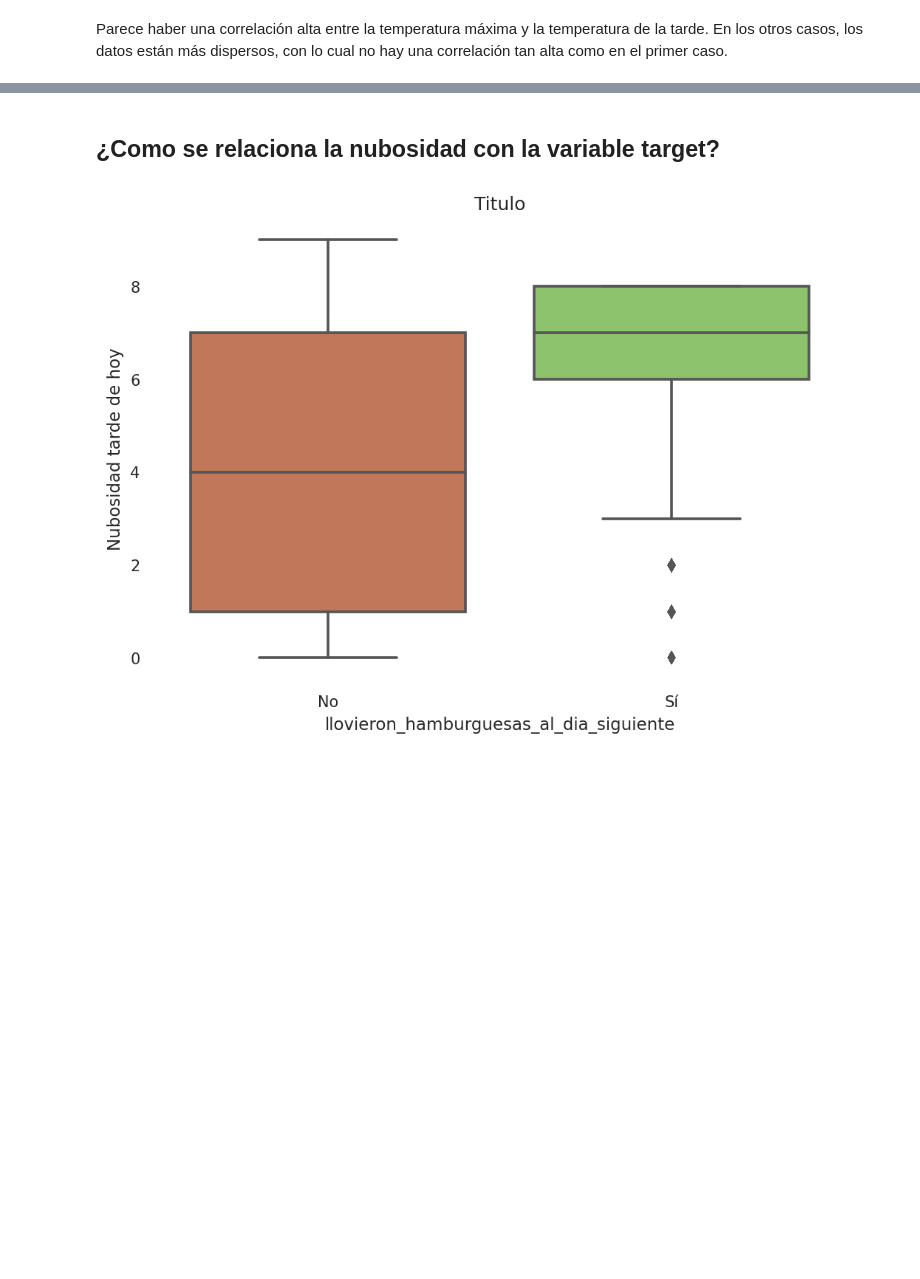
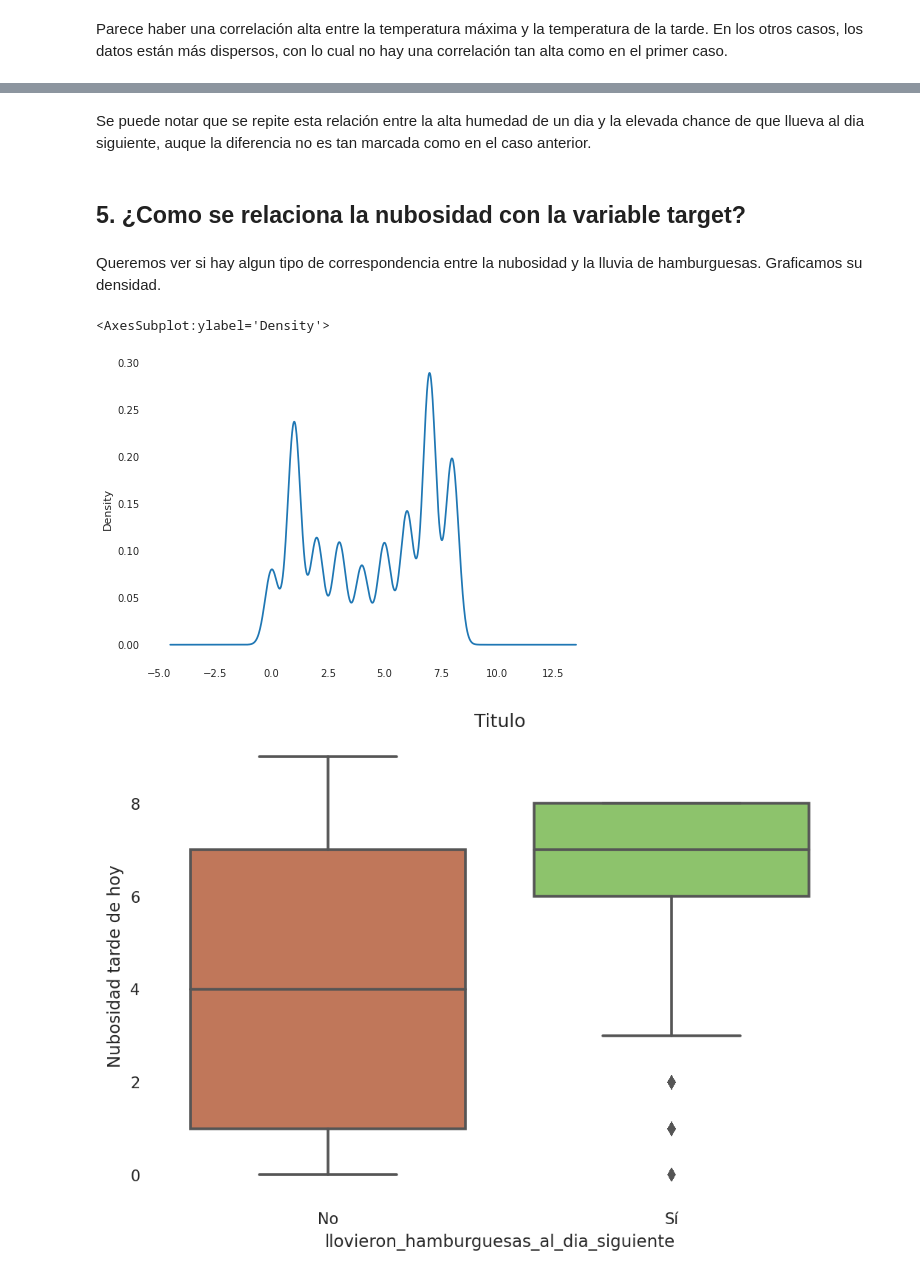
Before and after one commit to aflouret/lluvia-de-hamburguesas, a Jupyter notebook: tp.ipynb, the cells around one changed output, grey strips where cells are left out. Saved outputs shown, nothing was run; the diff lists cells and outputs as text; code cells hidden in the pictures; blank space fills up the shorter version.

```diff
--- a/tp.ipynb
+++ b/tp.ipynb
@@ -340,2 +333,11 @@ plt.show()
+# %% [markdown]
+Se puede notar que se repite esta relación entre la alta humedad de un dia y la elevada chance de que llueva al dia siguiente, auque la diferencia no es tan marcada como en el caso anterior.
 # %% [markdown]
-## ¿Como se relaciona la nubosidad con la variable target?
+## 5. ¿Como se relaciona la nubosidad con la variable target?
+# %% [markdown]
+Queremos ver si hay algun tipo de correspondencia entre la nubosidad y la lluvia de hamburguesas. Graficamos su densidad.
+# %%
+df['nubosidad_tarde'].plot(kind='density')
+# %% [output]
+<AxesSubplot:ylabel='Density'>
+[figure, added]
```
Also changed, not shown: parts of 68 cells of this notebook.
